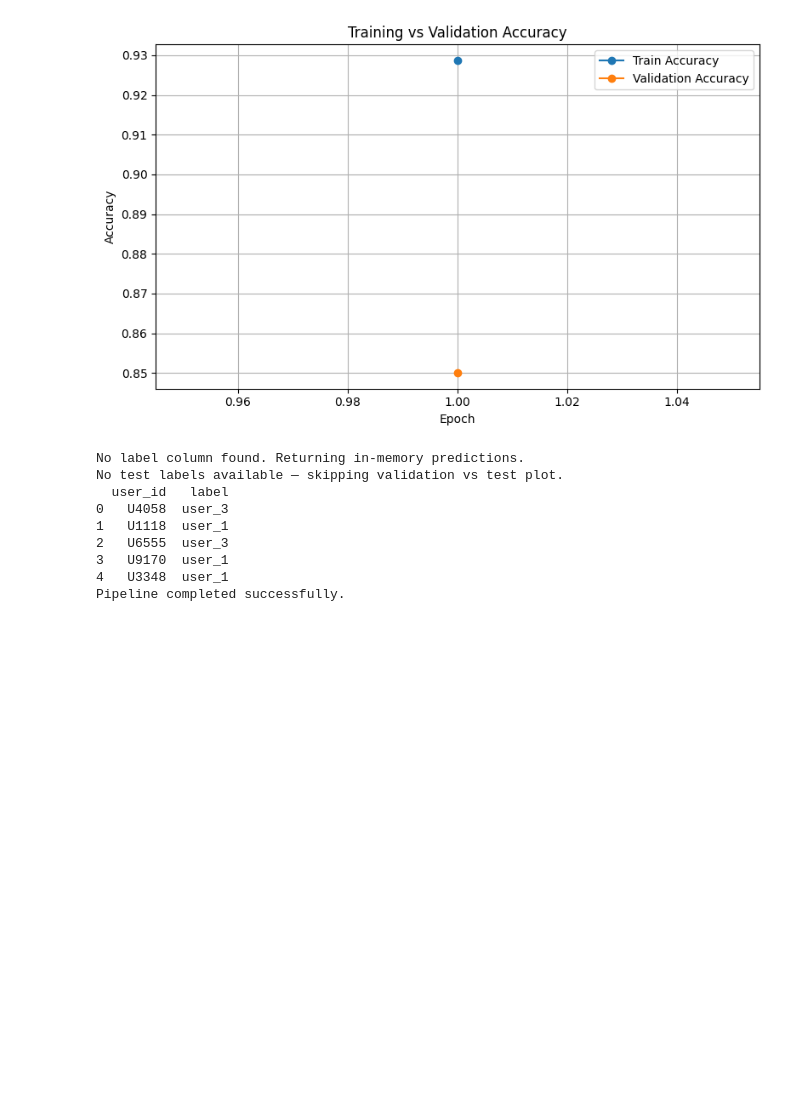
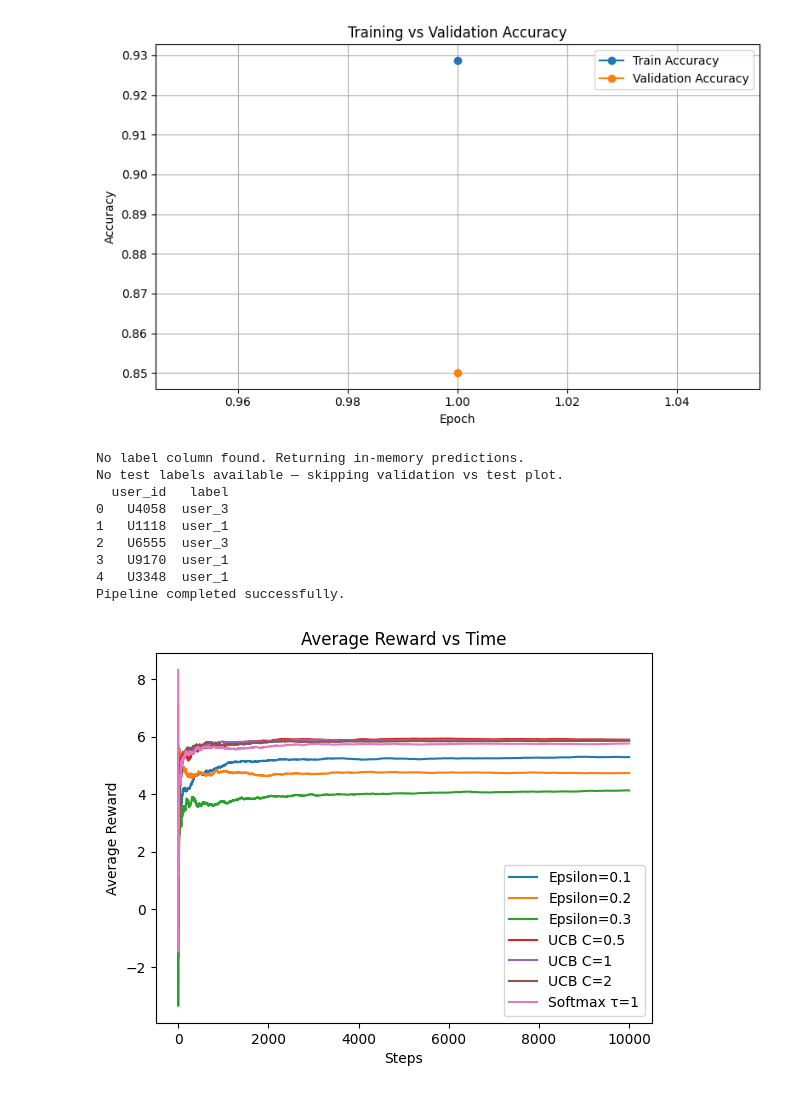
Before and after one commit to Ynehra24/lab3-contextual-bandit, a Jupyter notebook: lab3_results_U20230039.ipynb, the cells around one changed output. Drawn from its saved outputs; the diff is of its cells as text; code cells hidden in the pictures; blank space fills up the shorter version.

Commit message:
Final Contextual Bandit added

```diff
--- a/lab3_results_U20230039.ipynb
+++ b/lab3_results_U20230039.ipynb
@@ -455,0 +468,7 @@ Pipeline completed successfully.
+# %%
+import numpy as np
+
+def initialize_bandit():
+    Q = np.zeros((3, 4))      # expected reward
+    N = np.zeros((3, 4))      # counts
+    return Q, N
@@ -455,0 +567,39 @@ Pipeline completed successfully.
+# %%
+import matplotlib.pyplot as plt
+
+def plot_average_reward(rewards, label):
+
+    avg_reward = np.cumsum(rewards) / (np.arange(len(rewards)) + 1)
+
+    plt.plot(avg_reward, label=label)
+# %%
+def run_bandit_experiments():
+
+    T = 10000
+
+    # Epsilon Greedy
+    for eps in [0.1, 0.2, 0.3]:
+        Q, N = initialize_bandit()
+        rewards = epsilon_greedy(Q, N, eps, T)
+        plot_average_reward(rewards, f"Epsilon={eps}")
+
+    # UCB
+    for C in [0.5, 1, 2]:
+        Q, N = initialize_bandit()
+        rewards = ucb(Q, N, C, T)
+        plot_average_reward(rewards, f"UCB C={C}")
+
+    # Softmax
+    Q, N = initialize_bandit()
+    rewards = softmax(Q, N, tau=1, T=T)
+    plot_average_reward(rewards, "Softmax τ=1")
+
+    plt.legend()
+    plt.title("Average Reward vs Time")
+    plt.xlabel("Steps")
+    plt.ylabel("Average Reward")
+    plt.show()
+# %%
+run_bandit_experiments()
+# %% [output]
+[figure, added]
```
Also changed, not shown: parts of 7 cells of this notebook.
